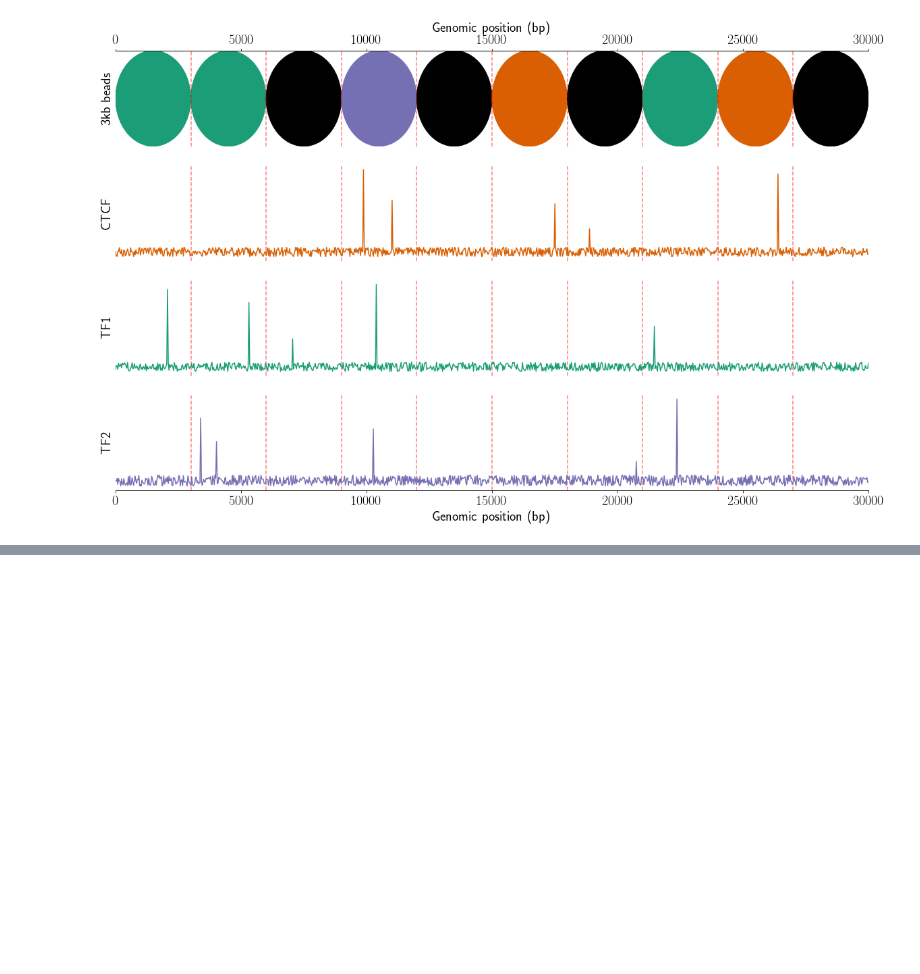
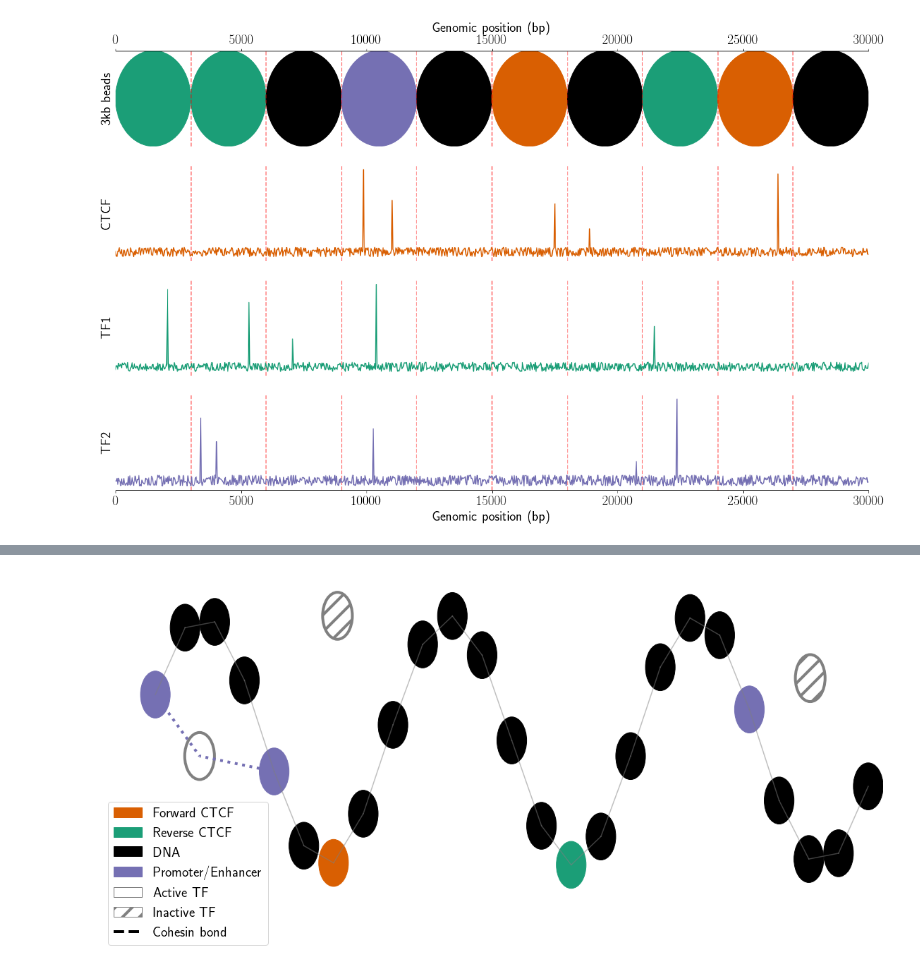
Before and after one commit to StephenRicher/HiCSim, a Jupyter notebook: README_files/modellingFigures.ipynb, the cells around one changed output, grey strips where cells are left out. Saved outputs shown, nothing was run; the diff lists cells and outputs as text; code cells hidden in the pictures; blank space fills up the shorter version.

```diff
--- a/README_files/modellingFigures.ipynb
+++ b/README_files/modellingFigures.ipynb
@@ -370,3 +288,88 @@ def stage4(ax, beadRadius):
     ax.text(7, -2.4, 'P(extrusion) = 0')
     #ax.arrow(7.6, -2.0, 0, -1.4, head_width=0.1, fc='k', ec='k', alpha=0.5)
     return ax
+# %%
+nBeads = 25
+totalLength = 6 * np.pi
+basesPerBead = totalLength / nBeads
+beadRadius = basesPerBead / 2
+
+
+beadCentre_x = beadRadius
+beadCentre_y = beadRadius
+random.seed(808)
+colours = ['#d95f02', '#1b9e77', '000000']
+coords = {'x':      [beadRadius],
+          'y':      [beadRadius],
+          'colour': ['000000'] * nBeads}
+coords['colour'][0]  = '#7570b3'
+coords['colour'][4]  = '#7570b3'
+coords['colour'][6]  = '#d95f02'
+coords['colour'][14] = '#1b9e77'
+coords['colour'][20]  = '#7570b3'
+
+TFcoords = [{'coords': (1.5, -0.25), 'colour': 'gray', 'hatch': None},
+            {'coords': (5,    2.0), 'colour': 'gray', 'hatch': '/'},
+            {'coords': (17, 1.0), 'colour': 'gray', 'hatch': '/'}]
+
+for stage in range(7):
+    fig, ax = plt.subplots(figsize=plt.figaspect(0.5))
+    ax.plot([getBeadCoords(0, beadRadius)['x'], 1.5],
+            [getBeadCoords(0, beadRadius)['y'], -0.25],
+            ls='dotted', lw=4, c='#7570b3')
+    ax.plot([getBeadCoords(4, beadRadius)['x'], 1.5],
+            [getBeadCoords(4, beadRadius)['y'], -0.25],
+            ls='dotted', lw=4, c='#7570b3')
+    for TF in TFcoords:
+        a_circle = plt.Circle(TF['coords'], beadRadius, color=TF['colour'], fill=None, hatch=TF['hatch'], lw=4, alpha=1)
+        ax.add_artist(a_circle)
+    for bead in range(nBeads):
+        beadCoords = getBeadCoords(bead, beadRadius)
+        prevBeadCoords = getBeadCoords(bead - 1, beadRadius)
+        if bead != 0:
+            ax.plot([prevBeadCoords['x'], beadCoords['x']],
+                    [prevBeadCoords['y'], beadCoords['y']],
+                    color='grey', linestyle='-', alpha=0.5)
+        a_circle = plt.Circle(
+            (beadCoords['x'], beadCoords['y']),
+            beadRadius, color=coords['colour'][bead])
+        ax.add_artist(a_circle)
+
+    ax.set(xlim=(-1, totalLength), ylim = (-beadRadius*9, beadRadius*7))
+
+    customLegend = [plt.Circle([0], [0], color=colours[0]),
+                    plt.Circle([0], [0], color=colours[1]),
+                    plt.Circle([0], [0], color=colours[2]),
+                    plt.Circle([0], [0], color='#7570b3'),
+                    plt.Circle([0], [0], edgecolor='gray', facecolor='white', hatch=None),
+                    plt.Circle([0], [0], edgecolor='gray', facecolor='white', hatch='/'),
+                    plt.Line2D([0], [0], color='#000000', lw=4, linestyle='--')]
+    ax.legend(
+        customLegend,
+        ['Forward CTCF', 'Reverse CTCF', 'DNA', 'Promoter/Enhancer', 'Active TF', 'Inactive TF', 'Cohesin bond'],
+        loc='lower left')
+
+
+    if stage == 1:
+        ax = stage1(ax, beadRadius)
+    if (stage == 2) or (stage == 3):
+        ax = stage2(ax, beadRadius)
+    if stage == 3:
+        ax = stage3(ax, beadRadius)
+    elif stage == 4:
+        ax = stage4(ax, beadRadius)
+    elif stage == 5:
+        ax = stage1(ax, beadRadius)
+        ax = stage2(ax, beadRadius)
+        ax = stage3(ax, beadRadius)
+    elif stage == 6:
+        ax = stage1(ax, beadRadius)
+        ax = stage2(ax, beadRadius)
+        ax = stage3(ax, beadRadius)
+        ax = stage4(ax, beadRadius)
+
+    ax.axis("off")
+    fig.tight_layout()
+    fig.savefig(f'cohesinExtrusion-{stage}.svg', dpi=300)
+# %% [output]
+[figure, added]
```
Also changed, not shown: parts of 5 cells of this notebook, 1 other file.
